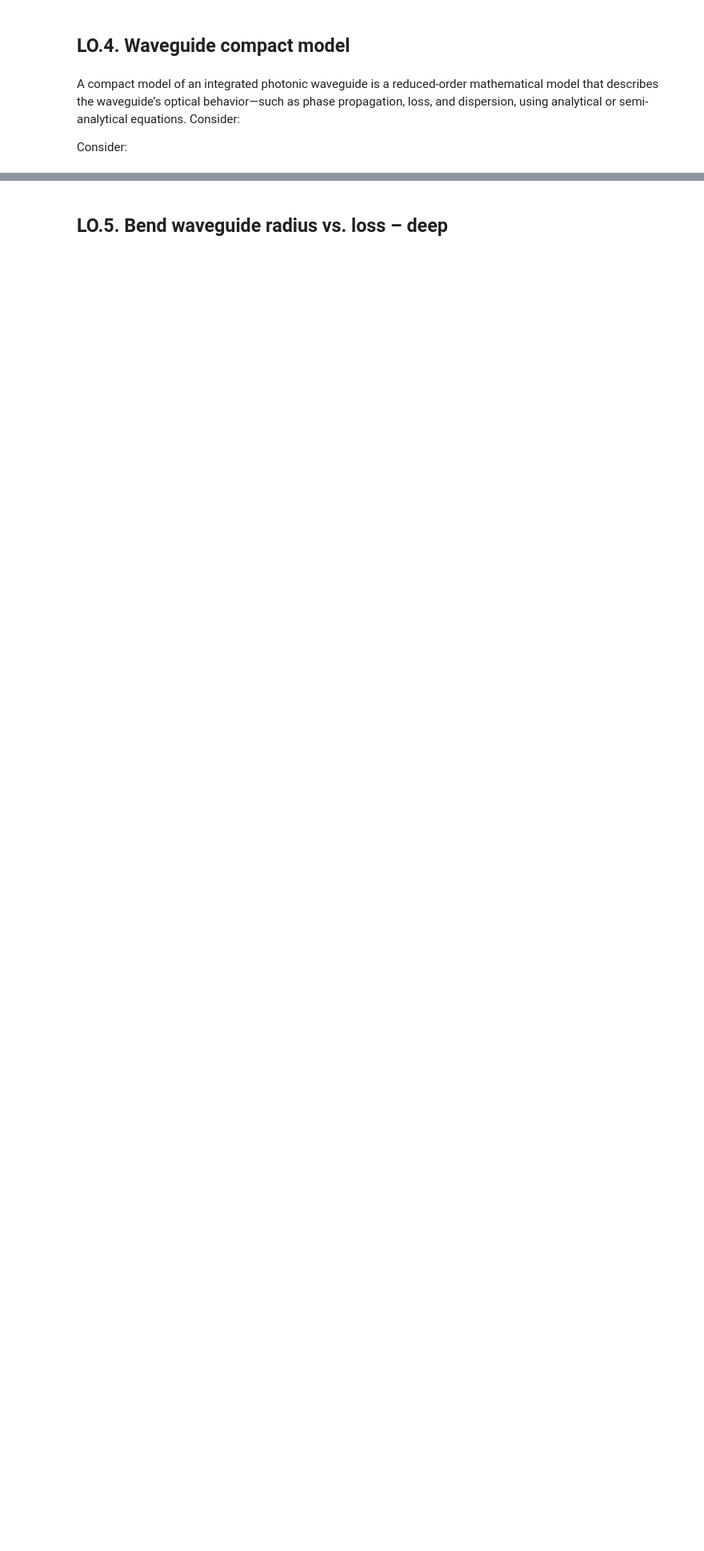
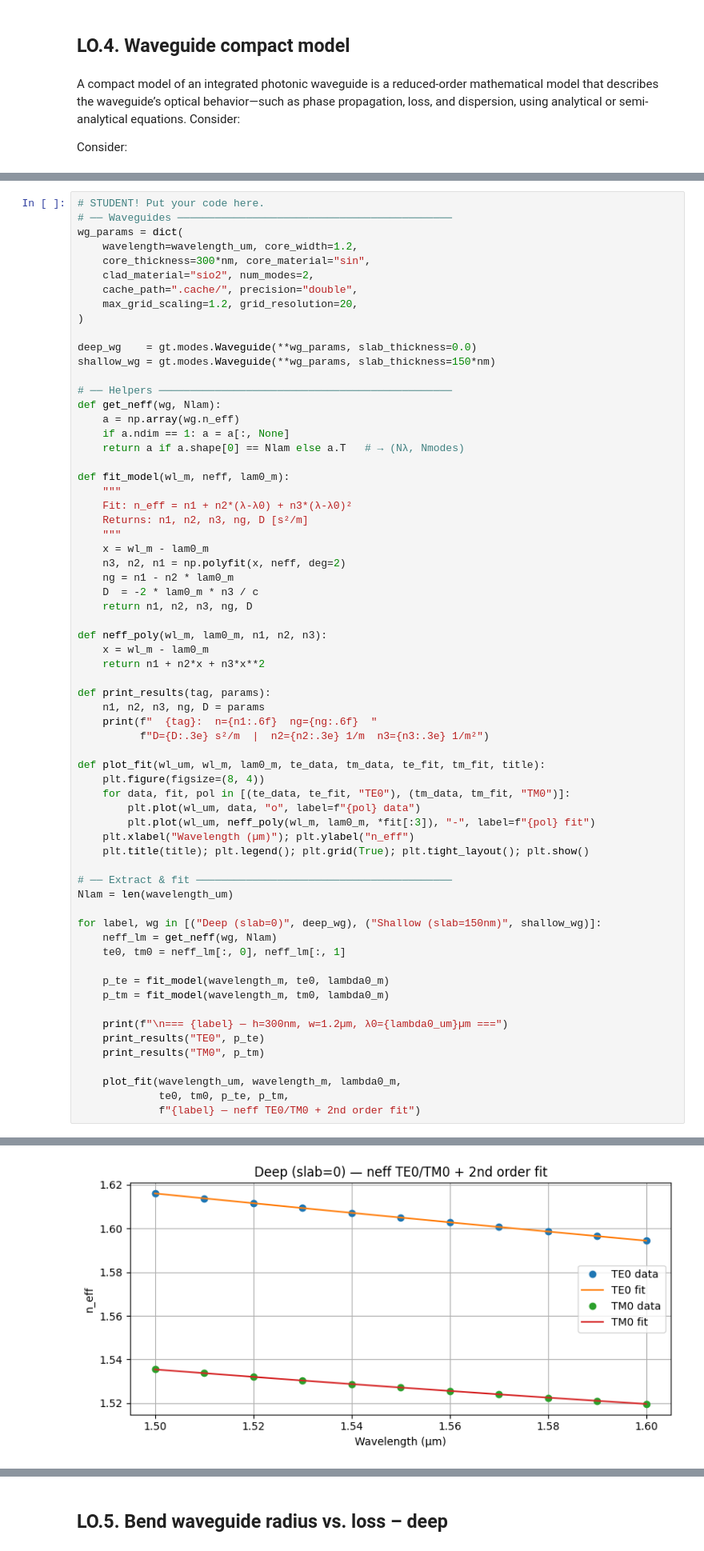
Before and after one commit to jfgimloz/cifoin-lab1, a Jupyter notebook: WAVEGUIDES_Student.ipynb, the cells around one changed output, grey strips where cells are left out. Shown at 80% size. Drawn from its saved outputs; the diff is of its cells as text; blank space fills up the shorter version.

```diff
--- a/WAVEGUIDES_Student.ipynb
+++ b/WAVEGUIDES_Student.ipynb
@@ -509,0 +383,66 @@ Parameter                       Deep         Shallow
+# %%
+# STUDENT! Put your code here.
+# ── Waveguides ────────────────────────────────────────────
+wg_params = dict(
+    wavelength=wavelength_um, core_width=1.2,
+    core_thickness=300*nm, core_material="sin",
+    clad_material="sio2", num_modes=2,
+    cache_path=".cache/", precision="double",
+    max_grid_scaling=1.2, grid_resolution=20,
+)
+
+deep_wg    = gt.modes.Waveguide(**wg_params, slab_thickness=0.0)
+shallow_wg = gt.modes.Waveguide(**wg_params, slab_thickness=150*nm)
+
+# ── Helpers ───────────────────────────────────────────────
+def get_neff(wg, Nlam):
+    a = np.array(wg.n_eff)
+    if a.ndim == 1: a = a[:, None]
+    return a if a.shape[0] == Nlam else a.T   # → (Nλ, Nmodes)
+
+def fit_model(wl_m, neff, lam0_m):
+    """
+    Fit: n_eff = n1 + n2*(λ-λ0) + n3*(λ-λ0)²
+    Returns: n1, n2, n3, ng, D [s²/m]
+    """
+    x = wl_m - lam0_m
+    n3, n2, n1 = np.polyfit(x, neff, deg=2)
+    ng = n1 - n2 * lam0_m
+    D  = -2 * lam0_m * n3 / c
+    return n1, n2, n3, ng, D
+
+def neff_poly(wl_m, lam0_m, n1, n2, n3):
+    x = wl_m - lam0_m
+    return n1 + n2*x + n3*x**2
+
+def print_results(tag, params):
+    n1, n2, n3, ng, D = params
+    print(f"  {tag}:  n={n1:.6f}  ng={ng:.6f}  "
+          f"D={D:.3e} s²/m  |  n2={n2:.3e} 1/m  n3={n3:.3e} 1/m²")
+
+def plot_fit(wl_um, wl_m, lam0_m, te_data, tm_data, te_fit, tm_fit, title):
+    plt.figure(figsize=(8, 4))
+    for data, fit, pol in [(te_data, te_fit, "TE0"), (tm_data, tm_fit, "TM0")]:
+        plt.plot(wl_um, data, "o", label=f"{pol} data")
+        plt.plot(wl_um, neff_poly(wl_m, lam0_m, *fit[:3]), "-", label=f"{pol} fit")
+    plt.xlabel("Wavelength (µm)"); plt.ylabel("n_eff")
+    plt.title(title); plt.legend(); plt.grid(True); plt.tight_layout(); plt.show()
+
+# ── Extract & fit ─────────────────────────────────────────
+Nlam = len(wavelength_um)
+
+for label, wg in [("Deep (slab=0)", deep_wg), ("Shallow (slab=150nm)", shallow_wg)]:
+    neff_lm = get_neff(wg, Nlam)
+    te0, tm0 = neff_lm[:, 0], neff_lm[:, 1]
+
+    p_te = fit_model(wavelength_m, te0, lambda0_m)
+    p_tm = fit_model(wavelength_m, tm0, lambda0_m)
+
+    print(f"\n=== {label} — h=300nm, w=1.2µm, λ0={lambda0_um}µm ===")
+    print_results("TE0", p_te)
+    print_results("TM0", p_tm)
+
+    plot_fit(wavelength_um, wavelength_m, lambda0_m,
+             te0, tm0, p_te, p_tm,
+             f"{label} — neff TE0/TM0 + 2nd order fit")
+# %% [output]
@@ -509,0 +454 @@ Parameter                       Deep         Shallow
+[figure, added]
```
Also changed, not shown: parts of 6 cells of this notebook.
